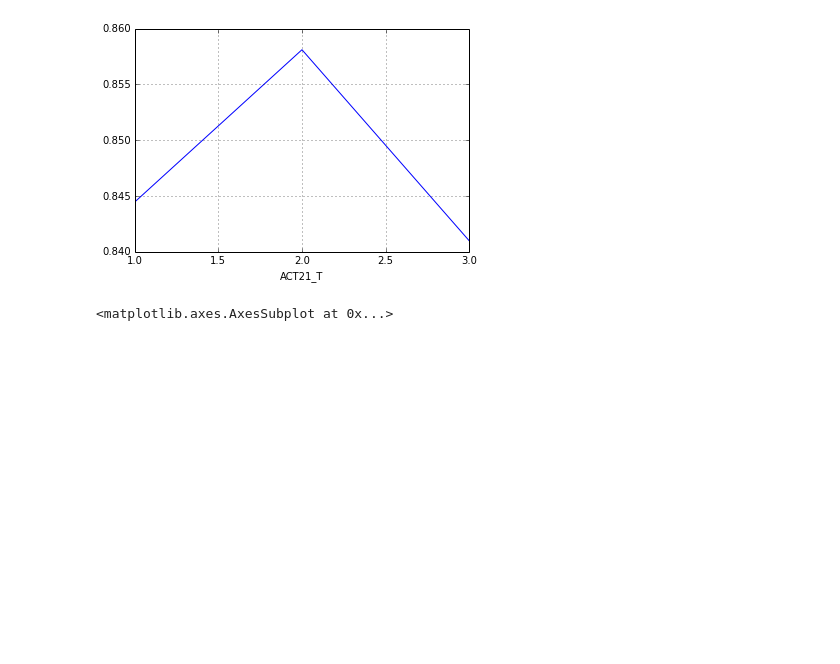
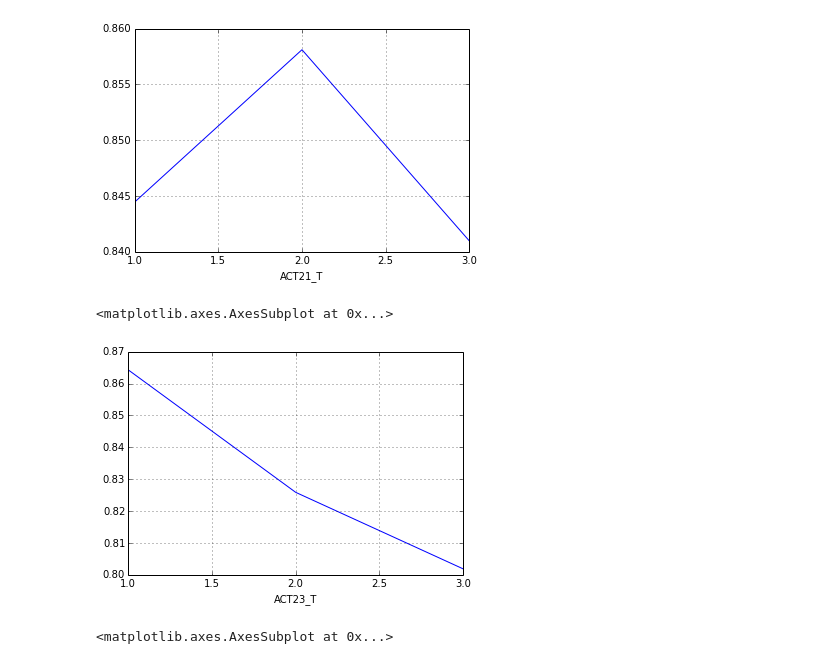
Before and after one commit to AllenDowney/HeriReligion, a Jupyter notebook: heri_religion.ipynb, the cells around one changed output. Cells and saved outputs as stored; diff of their text form; code cells hidden in the pictures; blank space fills up the shorter version.

```diff
--- a/heri_religion.ipynb
+++ b/heri_religion.ipynb
@@ -243,9 +189,11 @@ df.ACTCOMP.value_counts().sort_index()
 dtype: int64
 # %%
 # TODO: check that 0 really means NA for these vars
-df.ACT17_T = df.ACT17_T.replace(0, np.nan)
-df.ACT21_T = df.ACT21_T.replace(0, np.nan)
-df.ACT24_T = df.ACT24_T.replace(0, np.nan)
+df.loc[:, 'ACT17_T'] = df.ACT17_T.replace(0, np.nan)
+df.loc[:, 'ACT21_T'] = df.ACT21_T.replace(0, np.nan)
+df.loc[:, 'ACT23_T'] = df.ACT23_T.replace(0, np.nan)
+df.loc[:, 'ACT24_T'] = df.ACT24_T.replace(0, np.nan)
+df.loc[:, 'ACT26_T'] = df.ACT26_T.replace(0, np.nan)
 # %%
 df.isnull().mean()
 # %% [output]
@@ -520,6 +459,12 @@ df.groupby('ACT21_T').mean().HASRELIG.plot()
 # %% [output]
 <matplotlib.axes.AxesSubplot at 0x...>
 [figure]
+# %%
+# played chess
+df.groupby('ACT23_T').mean().HASRELIG.plot()
+# %% [output]
+<matplotlib.axes.AxesSubplot at 0x...>
+[figure, added]
 # %%
 # played computer games
 df.groupby('ACT24_T').mean().HASRELIG.plot()
```
Also changed, not shown: parts of 18 cells of this notebook.
